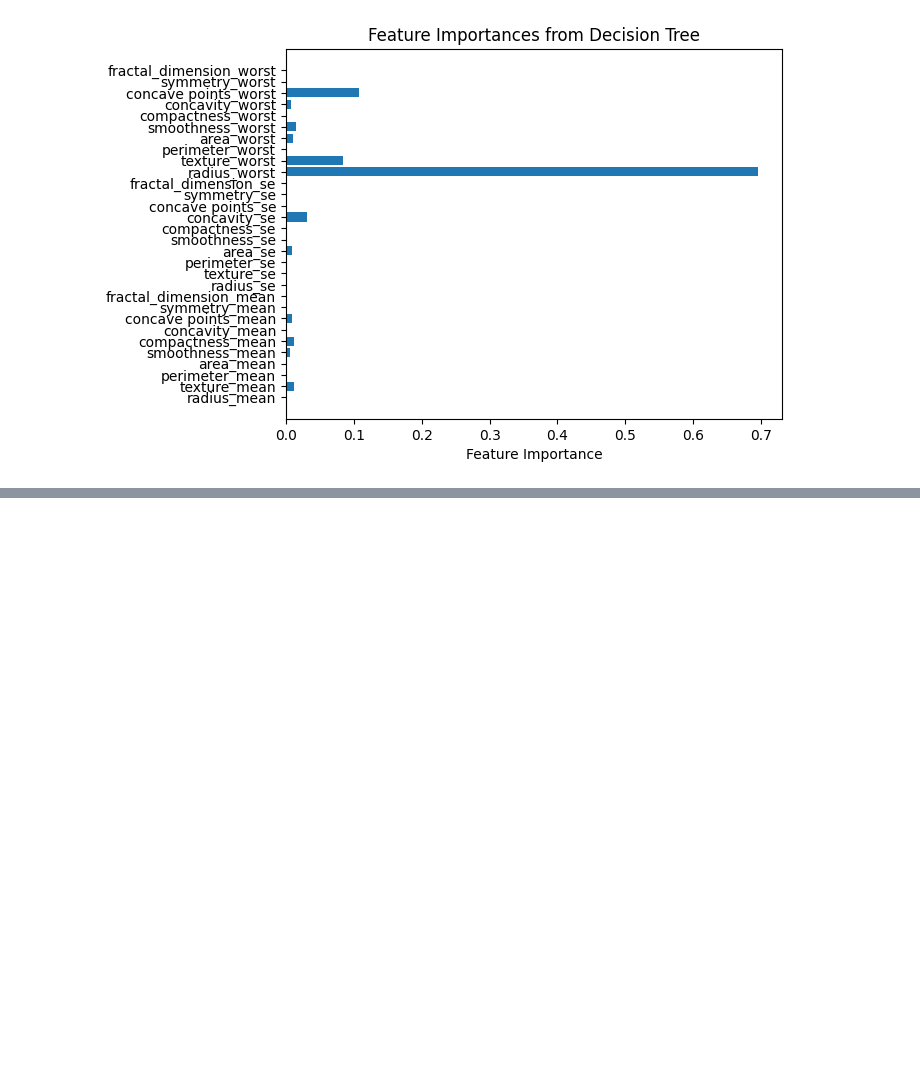
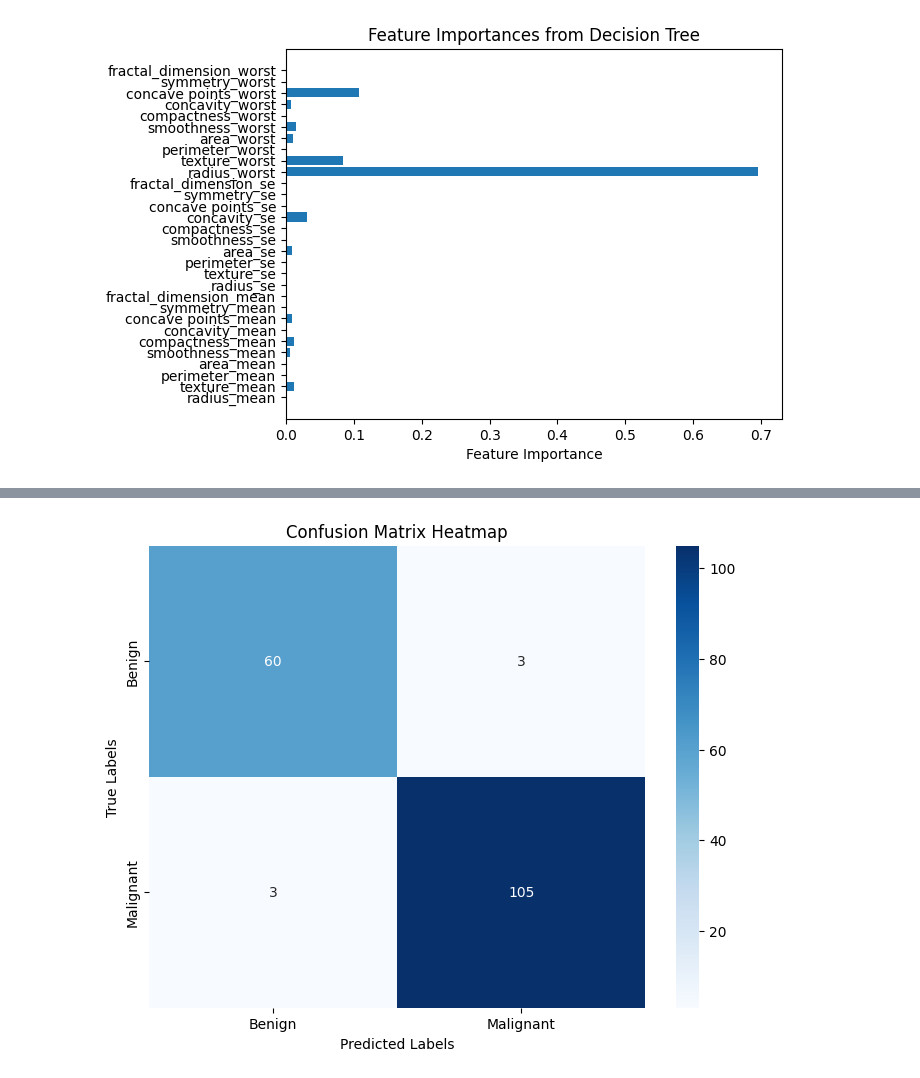
Before and after one commit to SergeyAkh/SVM, a Jupyter notebook: SVM.ipynb, the cells around one changed output, grey strips where cells are left out. Saved outputs shown, nothing was run; the diff lists cells and outputs as text; code cells hidden in the pictures; blank space fills up the shorter version.

```diff
--- a/SVM.ipynb
+++ b/SVM.ipynb
@@ -317,0 +348,9 @@ plt.show()
+# %%
+svm_clf = SVC(kernel='linear', gamma='scale',probability=True)
+svm_clf.fit(X_train, y_train)
+y_pred = svm_clf.predict(X_test)
+y_pred_prob = svm_clf.predict_proba(X_test)
+# %%
+plot_confusion_matrix(y_test, y_pred)
+# %% [output]
+[figure, added]
```
Also changed, not shown: parts of 54 cells of this notebook, 1 other file.
